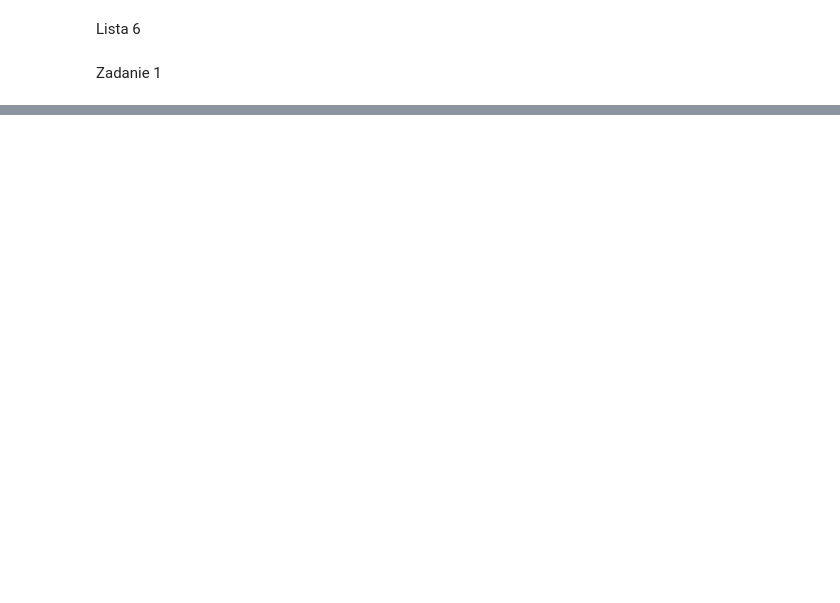
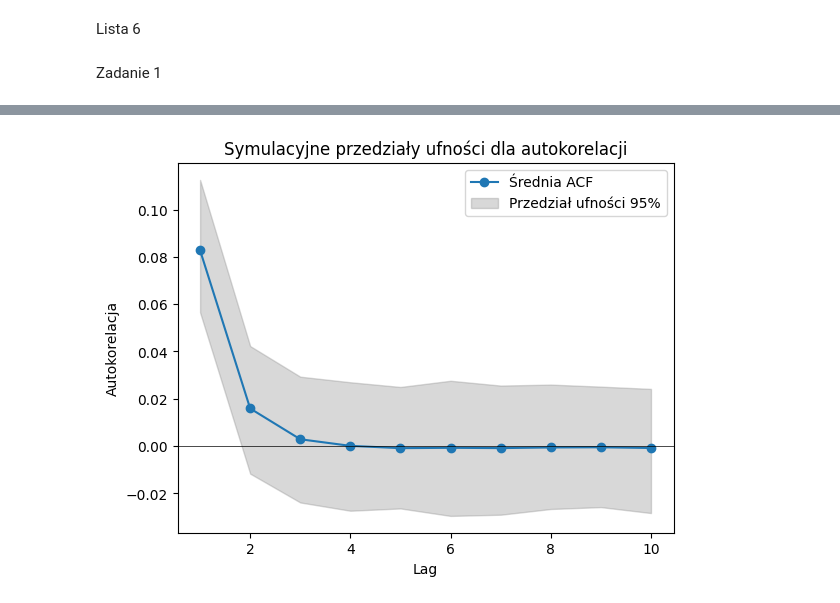
Before and after one commit to rafglo/Computer-Analysis-of-Time-Series, a Jupyter notebook: lista6.ipynb, the cells around one changed output, grey strips where cells are left out. Cells and saved outputs as stored; diff of their text form; code cells hidden in the pictures; blank space fills up the shorter version.

```diff
--- a/lista6.ipynb
+++ b/lista6.ipynb
@@ -50,0 +57,30 @@ plt.show()
+# %%
+mc = 1000
+# %%
+autokow_mc, autokor_mc = [], []
+for _ in range(mc):
+    autokow_emp,autokor_emp = [], []
+    sample = generate_ar1(n, sigma, phi)
+    for h in hs:
+        autokow_emp.append(autokowariancja(h, sample))
+        autokor_emp.append(autokorelacja(h, sample))
+    autokor_mc.append(autokor_emp)
+    autokow_mc.append(autokow_emp)
+# %%
+lower_acvf = np.percentile(autokow_mc, 2.5, axis=0)
+upper_acvf = np.percentile(autokow_mc, 97.5, axis=0)
+mean_acvf = np.mean(autokow_mc, axis=0)
+lower_acf = np.percentile(autokor_mc, 2.5, axis=0)
+upper_acf = np.percentile(autokor_mc, 97.5, axis=0)
+mean_acf = np.mean(autokor_mc, axis=0)
+# %%
+plt.plot(hs, mean_acvf, marker='o', label="Średnia ACF")
+plt.fill_between(hs, lower_acvf, upper_acvf, color='gray', alpha=0.3, label="Przedział ufności 95%")
+plt.axhline(0, color='black', linewidth=0.5)
+plt.title("Symulacyjne przedziały ufności dla autokorelacji")
+plt.xlabel("Lag")
+plt.ylabel("Autokorelacja")
+plt.legend()
+plt.show()
+# %% [output]
+[figure, added]
```
Also changed, not shown: parts of 7 cells of this notebook.
